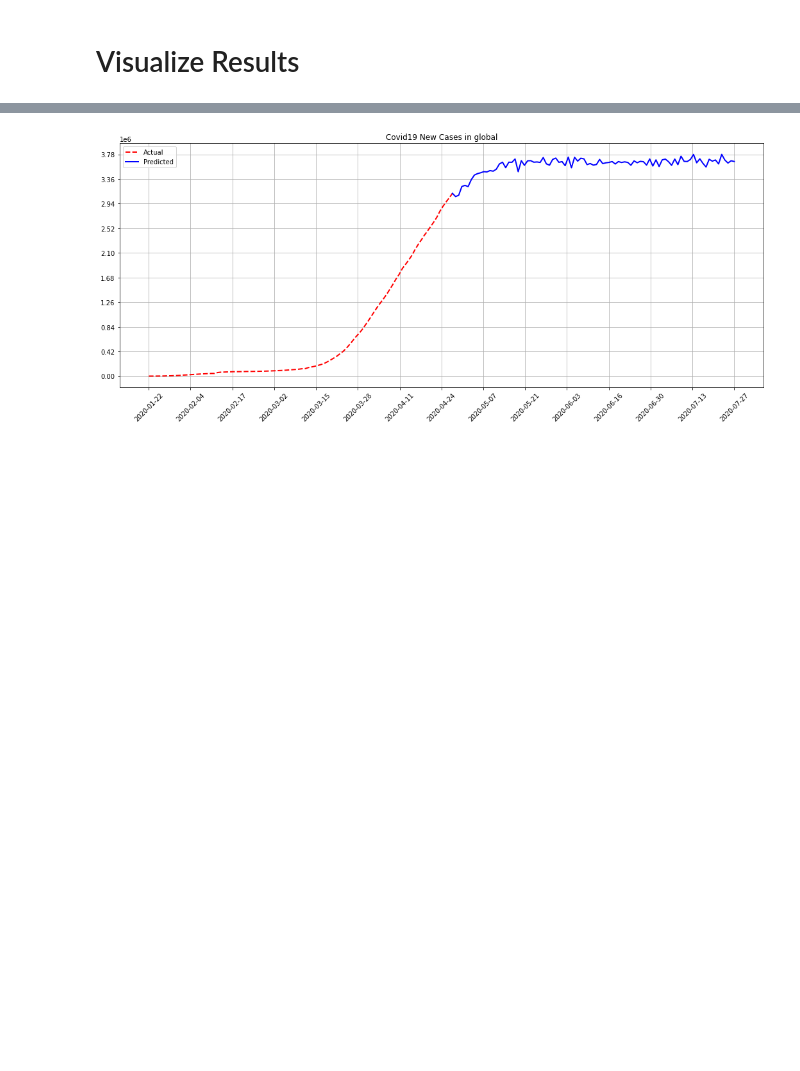
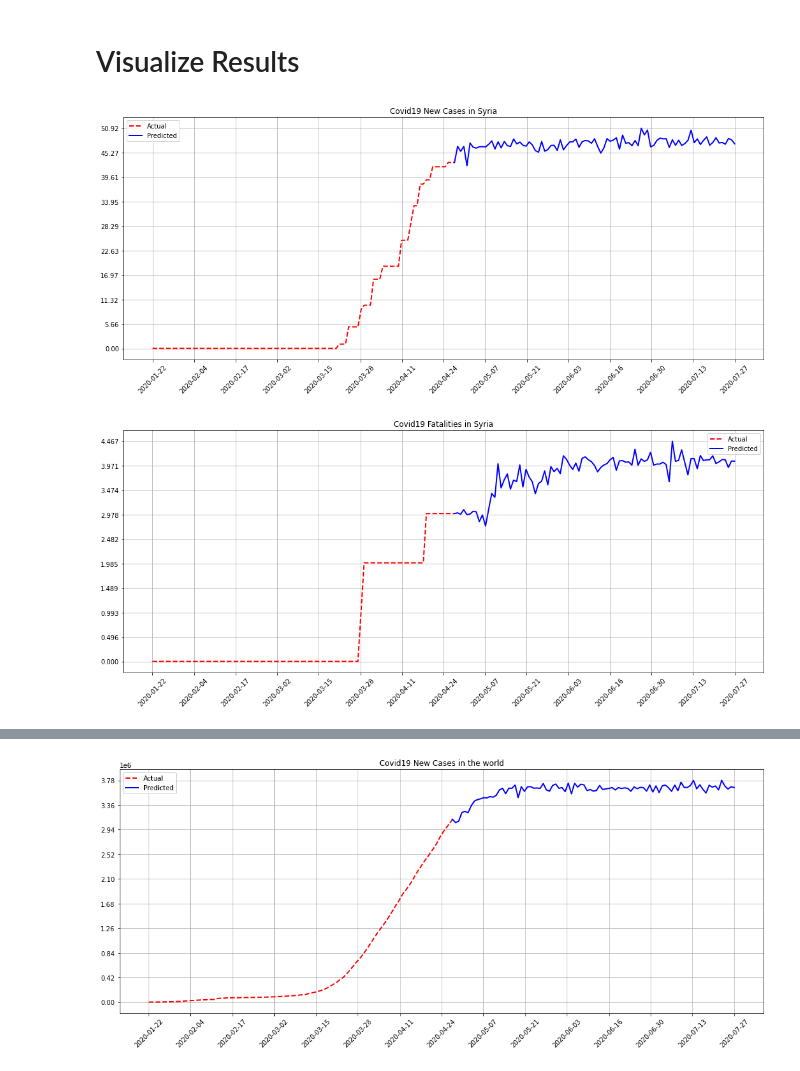
Before and after one commit to basselkassem/covid19, a Jupyter notebook: LSTM.ipynb, the cells around one changed output, grey strips where cells are left out. Cells and saved outputs as stored; diff of their text form; code cells hidden in the pictures; blank space fills up the shorter version.

Commit message:
visualize results

```diff
--- a/LSTM.ipynb
+++ b/LSTM.ipynb
@@ -115,7 +112,7 @@ def plot_series(df, color = 'red', title = 'Conr'):
     plt.title(title)
     ax.grid(True)
     plt.show()
-def plot2series(df, split, title = '', col = 'target'):
+def plot2series(df, split, title = '', col = 'target', save_name = 'img'):
     df1 = df.iloc[0:split, :]
     df2 = df.iloc[split -1:,:]
     fig, ax = plt.subplots(1, 1, figsize=(18, 7))
@@ -129,6 +126,7 @@ def plot2series(df, split, title = '', col = 'target'):
     plt.legend(loc='best')
     plt.title(title)
     ax.grid(True)
+    plt.savefig(save_name + '.png')
     plt.show()
 # %% [markdown]
 # Modeling
@@ -422,3 +427,15 @@ def read_file(name):
     ddf = ddf[['target']]
     ddf.columns = ['deaths']
     return pd.concat([df, ddf], axis = 1)
+split = 98
+# %%
+name = 'syria'
+country = read_file(name)
+title = 'Covid19 New Cases in Syria'
+plot2series(country, split, title, col = 'new_cases', save_name=name)
+
+title = 'Covid19 Fatalities in Syria'
+plot2series(country, split, title, col = 'deaths', save_name='d'+name)
+# %% [output]
+[figure, added]
+[figure, added]
```
Also changed, not shown: parts of 8 cells of this notebook.
